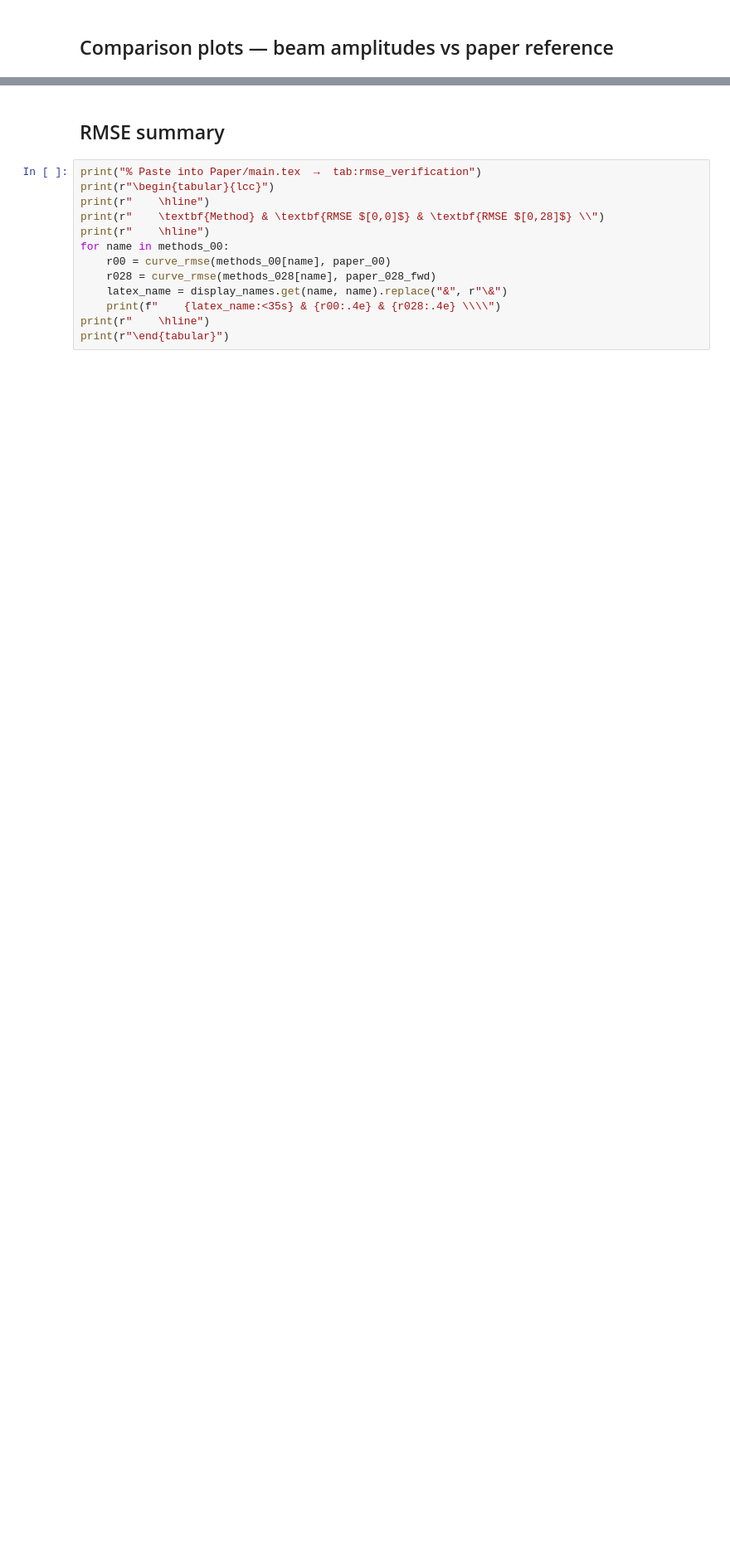
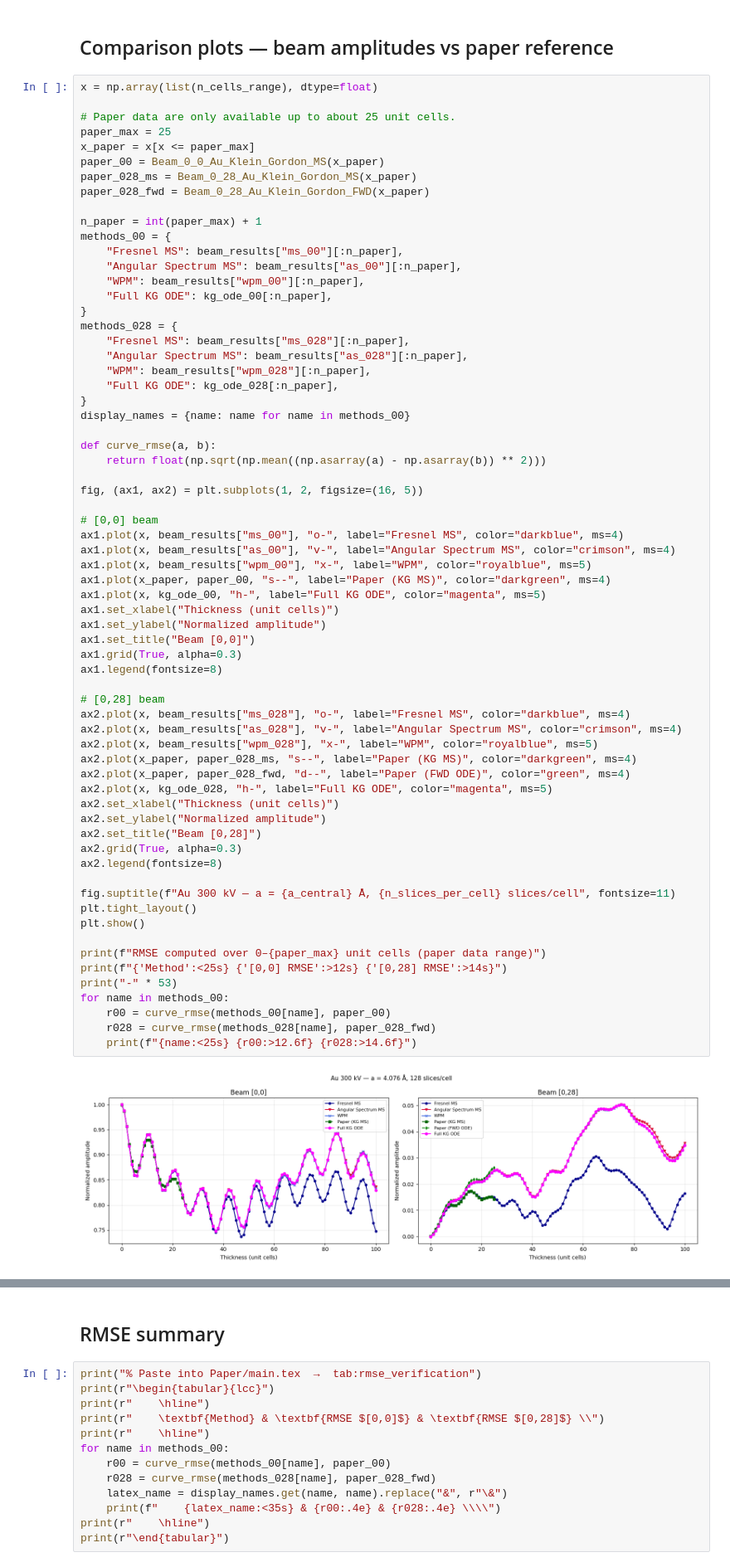
Before and after one commit to DavidLanders95/WideAnglePropagation, a Jupyter notebook: notebooks/verification/01_axel_lubk_verification.ipynb, the cells around one changed output, grey strips where cells are left out. Shown at 83% size. Saved outputs shown, nothing was run; the diff lists cells and outputs as text; blank space fills up the shorter version.

Commit message:
Very nice cbed result

```diff
--- a/notebooks/verification/01_axel_lubk_verification.ipynb
+++ b/notebooks/verification/01_axel_lubk_verification.ipynb
@@ -282,2 +292,70 @@ print(f"KG ODE [0,0] final: {kg_ode_00[-1]:.6f}, [0,28] final: {kg_ode_028[-1]:.
 # %% [markdown]
 ## Comparison plots — beam amplitudes vs paper reference
+# %%
+x = np.array(list(n_cells_range), dtype=float)
+
+# Paper data are only available up to about 25 unit cells.
+paper_max = 25
+x_paper = x[x <= paper_max]
+paper_00 = Beam_0_0_Au_Klein_Gordon_MS(x_paper)
+paper_028_ms = Beam_0_28_Au_Klein_Gordon_MS(x_paper)
+paper_028_fwd = Beam_0_28_Au_Klein_Gordon_FWD(x_paper)
+
+n_paper = int(paper_max) + 1
+methods_00 = {
+    "Fresnel MS": beam_results["ms_00"][:n_paper],
+    "Angular Spectrum MS": beam_results["as_00"][:n_paper],
+    "WPM": beam_results["wpm_00"][:n_paper],
+    "Full KG ODE": kg_ode_00[:n_paper],
+}
+methods_028 = {
+    "Fresnel MS": beam_results["ms_028"][:n_paper],
+    "Angular Spectrum MS": beam_results["as_028"][:n_paper],
+    "WPM": beam_results["wpm_028"][:n_paper],
+    "Full KG ODE": kg_ode_028[:n_paper],
+}
+display_names = {name: name for name in methods_00}
+
+def curve_rmse(a, b):
+    return float(np.sqrt(np.mean((np.asarray(a) - np.asarray(b)) ** 2)))
+
+fig, (ax1, ax2) = plt.subplots(1, 2, figsize=(16, 5))
+
+# [0,0] beam
+ax1.plot(x, beam_results["ms_00"], "o-", label="Fresnel MS", color="darkblue", ms=4)
+ax1.plot(x, beam_results["as_00"], "v-", label="Angular Spectrum MS", color="crimson", ms=4)
+ax1.plot(x, beam_results["wpm_00"], "x-", label="WPM", color="royalblue", ms=5)
+ax1.plot(x_paper, paper_00, "s--", label="Paper (KG MS)", color="darkgreen", ms=4)
+ax1.plot(x, kg_ode_00, "h-", label="Full KG ODE", color="magenta", ms=5)
+ax1.set_xlabel("Thickness (unit cells)")
+ax1.set_ylabel("Normalized amplitude")
+ax1.set_title("Beam [0,0]")
+ax1.grid(True, alpha=0.3)
+ax1.legend(fontsize=8)
+
+# [0,28] beam
+ax2.plot(x, beam_results["ms_028"], "o-", label="Fresnel MS", color="darkblue", ms=4)
+ax2.plot(x, beam_results["as_028"], "v-", label="Angular Spectrum MS", color="crimson", ms=4)
+ax2.plot(x, beam_results["wpm_028"], "x-", label="WPM", color="royalblue", ms=5)
+ax2.plot(x_paper, paper_028_ms, "s--", label="Paper (KG MS)", color="darkgreen", ms=4)
+ax2.plot(x_paper, paper_028_fwd, "d--", label="Paper (FWD ODE)", color="green", ms=4)
+ax2.plot(x, kg_ode_028, "h-", label="Full KG ODE", color="magenta", ms=5)
+ax2.set_xlabel("Thickness (unit cells)")
+ax2.set_ylabel("Normalized amplitude")
+ax2.set_title("Beam [0,28]")
+ax2.grid(True, alpha=0.3)
+ax2.legend(fontsize=8)
+
+fig.suptitle(f"Au 300 kV — a = {a_central} Å, {n_slices_per_cell} slices/cell", fontsize=11)
+plt.tight_layout()
+plt.show()
+
+print(f"RMSE computed over 0–{paper_max} unit cells (paper data range)")
+print(f"{'Method':<25s} {'[0,0] RMSE':>12s} {'[0,28] RMSE':>14s}")
+print("-" * 53)
+for name in methods_00:
+    r00 = curve_rmse(methods_00[name], paper_00)
+    r028 = curve_rmse(methods_028[name], paper_028_fwd)
+    print(f"{name:<25s} {r00:>12.6f} {r028:>14.6f}")
+# %% [output]
+[figure, added]
```
Also changed, not shown: parts of 7 cells of this notebook, 2 other files.
